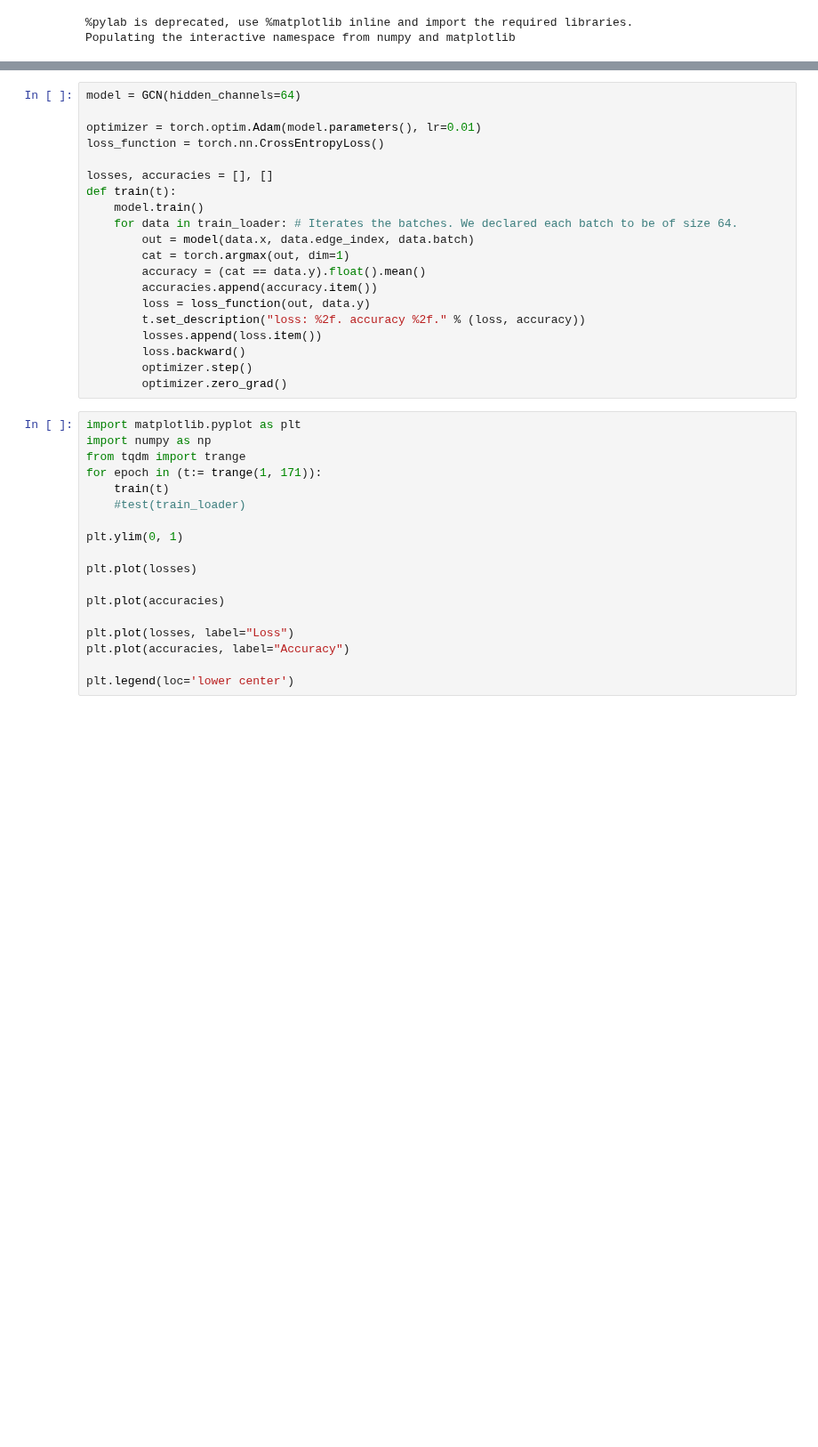
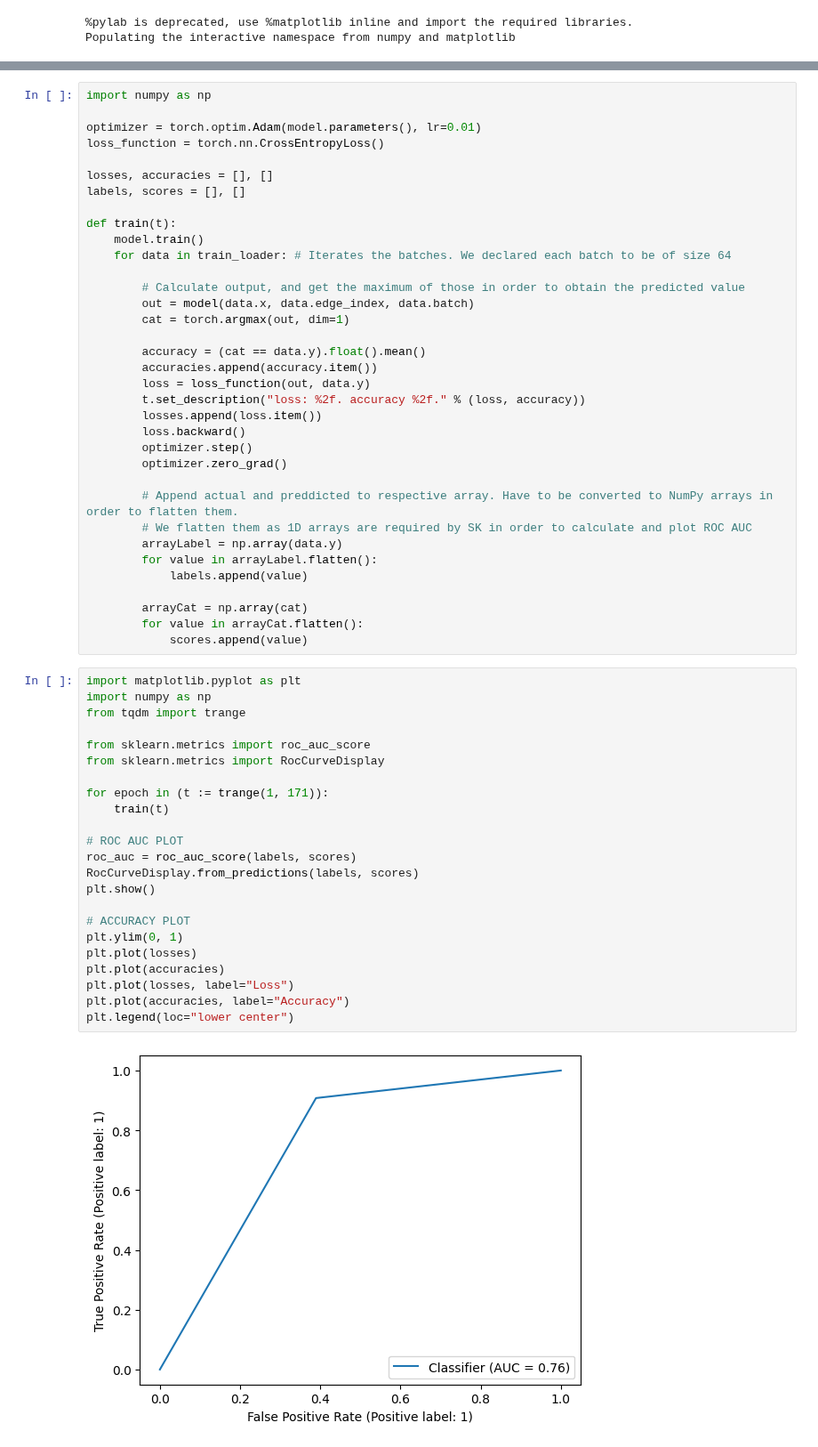
Before and after one commit to Theis-Mathiassen/NeuralGraphs, a Jupyter notebook: Fiddle/mutagtest.ipynb, the cells around one changed output, grey strips where cells are left out. Shown at 89% size. Drawn from its saved outputs; the diff is of its cells as text; blank space fills up the shorter version.

```diff
--- a/Fiddle/mutagtest.ipynb
+++ b/Fiddle/mutagtest.ipynb
@@ -103,17 +115,22 @@ class GCN(torch.nn.Module):
 
 model = GCN(hidden_channels=64)
 # %%
-model = GCN(hidden_channels=64)
+import numpy as np
 
 optimizer = torch.optim.Adam(model.parameters(), lr=0.01)
 loss_function = torch.nn.CrossEntropyLoss()
 
 losses, accuracies = [], []
+labels, scores = [], []
+
 def train(t):
     model.train()
-    for data in train_loader: # Iterates the batches. We declared each batch to be of size 64.
+    for data in train_loader: # Iterates the batches. We declared each batch to be of size 64
+
+        # Calculate output, and get the maximum of those in order to obtain the predicted value
         out = model(data.x, data.edge_index, data.batch)
         cat = torch.argmax(out, dim=1)
+
         accuracy = (cat == data.y).float().mean()
         accuracies.append(accuracy.item())
         loss = loss_function(out, data.y)
@@ -122,23 +139,39 @@ def train(t):
         loss.backward()
         optimizer.step()
         optimizer.zero_grad()
+
+        # Append actual and preddicted to respective array. Have to be converted to NumPy arrays in order to flatten them.
+        # We flatten them as 1D arrays are required by SK in order to calculate and plot ROC AUC
+        arrayLabel = np.array(data.y)
+        for value in arrayLabel.flatten():
+            labels.append(value)
+
+        arrayCat = np.array(cat)
+        for value in arrayCat.flatten():
+            scores.append(value)
 # %%
 import matplotlib.pyplot as plt
 import numpy as np
 from tqdm import trange
-for epoch in (t:= trange(1, 171)):
+
+from sklearn.metrics import roc_auc_score
+from sklearn.metrics import RocCurveDisplay
+
+for epoch in (t := trange(1, 171)):
     train(t)
-    #test(train_loader)
 
+# ROC AUC PLOT
+roc_auc = roc_auc_score(labels, scores)
+RocCurveDisplay.from_predictions(labels, scores)
+plt.show()
+
+# ACCURACY PLOT
 plt.ylim(0, 1)
-
 plt.plot(losses)
-
 plt.plot(accuracies)
-
 plt.plot(losses, label="Loss")
 plt.plot(accuracies, label="Accuracy")
-
-plt.legend(loc='lower center')
+plt.legend(loc="lower center")
 # %% [output]
+[figure, new version]
 <matplotlib.legend.Legend at 0x...>
```
Also changed, not shown: parts of 6 cells of this notebook.
